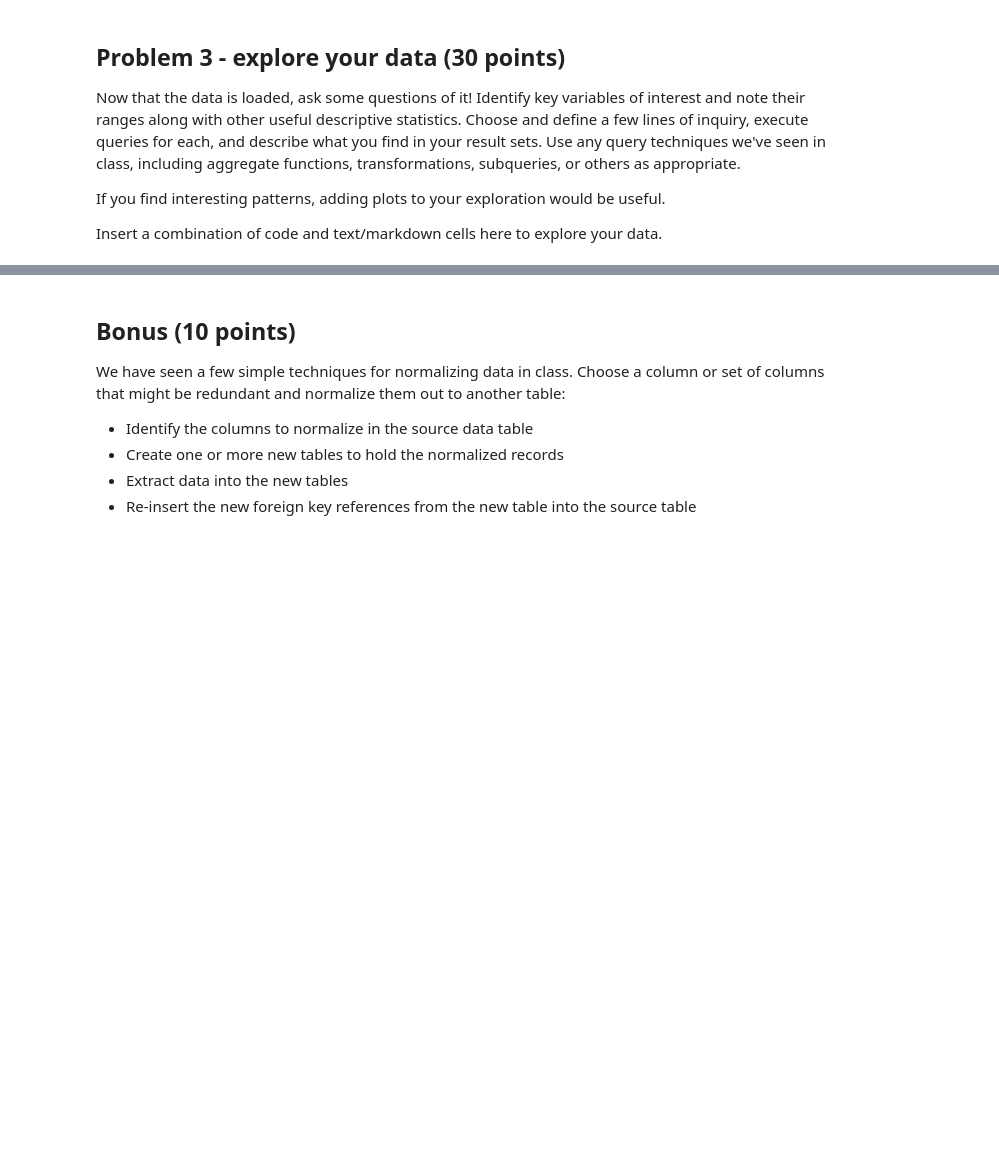
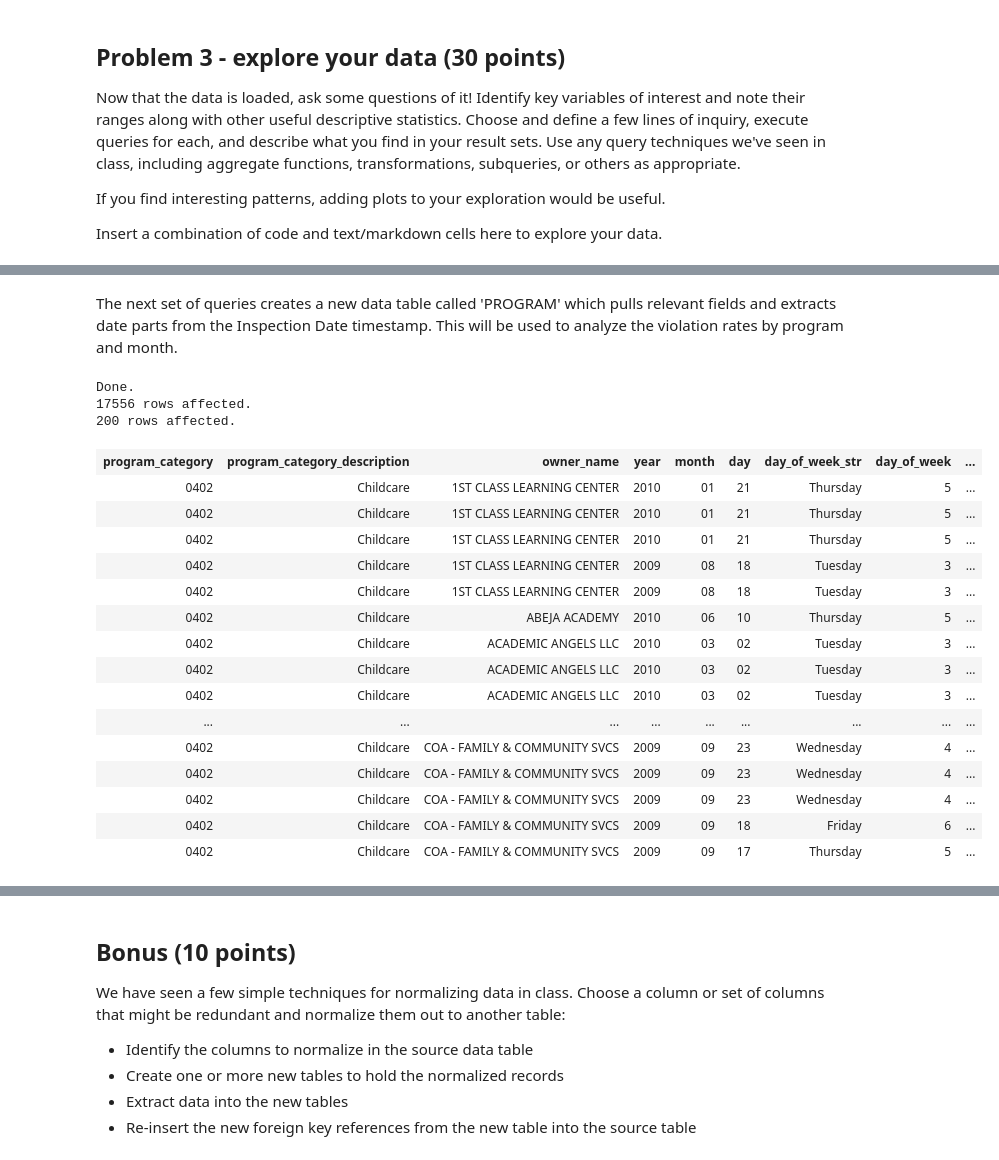
Before and after one commit to mwiener09/istm-6212, a Jupyter notebook: exercises/exercise-04.ipynb, the cells around one changed output, grey strips where cells are left out. Saved outputs shown, nothing was run; the diff lists cells and outputs as text; code cells hidden in the pictures; blank space fills up the shorter version.

```diff
--- a/exercises/exercise-04.ipynb
+++ b/exercises/exercise-04.ipynb
@@ -291,0 +388,41 @@ Insert a combination of code and text/markdown cells here to explore your data.
+# %% [markdown]
+The next set of queries creates a new data table called 'PROGRAM' which pulls relevant fields and extracts date parts from the Inspection Date timestamp.  This will be used to analyze the violation rates by program and month.
+# %%
+%%sql
+DROP TABLE IF EXISTS PROGRAM;
+CREATE TABLE PROGRAM AS SELECT
+    PROGRAM_CATEGORY,
+    PROGRAM_CATEGORY_DESCRIPTION,
+    OWNER_NAME,
+    TO_CHAR(INSPECTION_DATE, 'YYYY') AS year,
+    TO_CHAR(INSPECTION_DATE, 'MM') AS month,
+    TO_CHAR(INSPECTION_DATE, 'DD') AS day,
+    TO_CHAR(INSPECTION_DATE, 'Day') AS day_of_week_str,
+    TO_CHAR(INSPECTION_DATE, 'D') AS day_of_week,
+    ACTION_DESC,
+    RESULT_DESC,
+    VIOLATION_DESC,
+    SERIAL_NUM
+FROM INSPECTION
+ORDER BY 1, 2, 3, INSPECTION_DATE DESC;
+SELECT * FROM PROGRAM LIMIT 200;
+# %% [output]
+Done.
+17556 rows affected.
+200 rows affected.
+| program_category | program_category_description | owner_name | year | month | day | day_of_week_str | day_of_week | ... |
+| 0402 | Childcare | 1ST CLASS LEARNING CENTER | 2010 | 01 | 21 | Thursday | 5 | ... |
+| 0402 | Childcare | 1ST CLASS LEARNING CENTER | 2010 | 01 | 21 | Thursday | 5 | ... |
+| 0402 | Childcare | 1ST CLASS LEARNING CENTER | 2010 | 01 | 21 | Thursday | 5 | ... |
+| 0402 | Childcare | 1ST CLASS LEARNING CENTER | 2009 | 08 | 18 | Tuesday | 3 | ... |
+| 0402 | Childcare | 1ST CLASS LEARNING CENTER | 2009 | 08 | 18 | Tuesday | 3 | ... |
+| 0402 | Childcare | ABEJA ACADEMY | 2010 | 06 | 10 | Thursday | 5 | ... |
+| 0402 | Childcare | ACADEMIC ANGELS LLC | 2010 | 03 | 02 | Tuesday | 3 | ... |
+| 0402 | Childcare | ACADEMIC ANGELS LLC | 2010 | 03 | 02 | Tuesday | 3 | ... |
+| 0402 | Childcare | ACADEMIC ANGELS LLC | 2010 | 03 | 02 | Tuesday | 3 | ... |
+| ... | ... | ... | ... | ... | ... | ... | ... | ... |
+| 0402 | Childcare | COA - FAMILY & COMMUNITY SVCS | 2009 | 09 | 23 | Wednesday | 4 | ... |
+| 0402 | Childcare | COA - FAMILY & COMMUNITY SVCS | 2009 | 09 | 23 | Wednesday | 4 | ... |
+| 0402 | Childcare | COA - FAMILY & COMMUNITY SVCS | 2009 | 09 | 23 | Wednesday | 4 | ... |
+| 0402 | Childcare | COA - FAMILY & COMMUNITY SVCS | 2009 | 09 | 18 | Friday | 6 | ... |
+| 0402 | Childcare | COA - FAMILY & COMMUNITY SVCS | 2009 | 09 | 17 | Thursday | 5 | ... |
```
Also changed, not shown: parts of 26 cells of this notebook.
